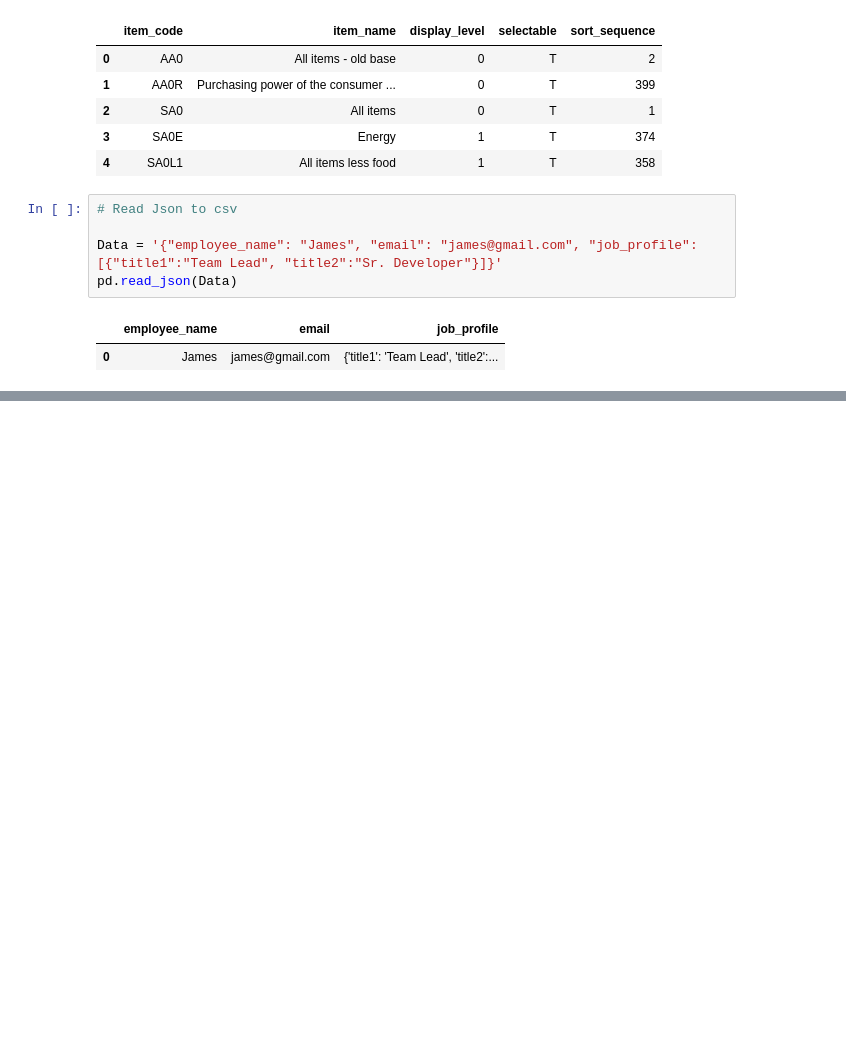
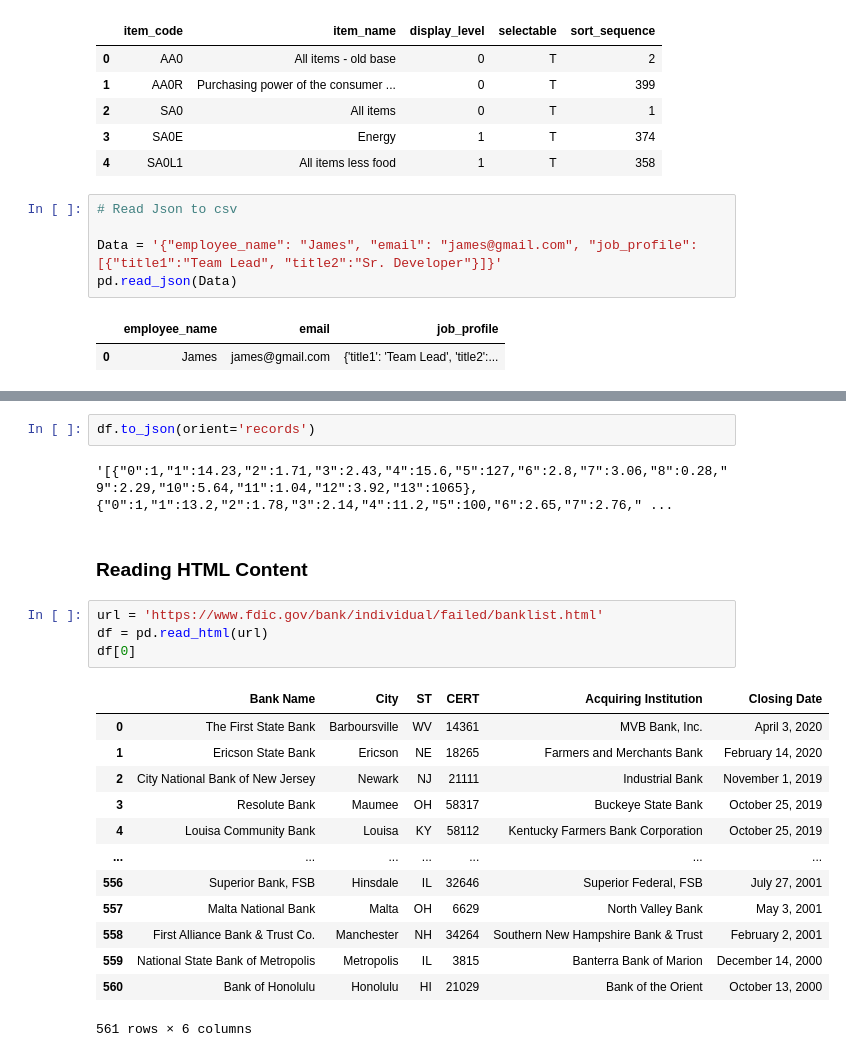
Before and after one commit to Twinklerastogi/Machine-Learning-Algorithms, a Jupyter notebook: Basic/Pandas.ipynb, the cells around one changed output, grey strips where cells are left out. Saved outputs shown, nothing was run; the diff lists cells and outputs as text; blank space fills up the shorter version.

```diff
--- a/Basic/Pandas.ipynb
+++ b/Basic/Pandas.ipynb
@@ -265,0 +286,24 @@ pd.read_json(Data)
+# %%
+df.to_json(orient='records')
+# %% [output]
+'[{"0":1,"1":14.23,"2":1.71,"3":2.43,"4":15.6,"5":127,"6":2.8,"7":3.06,"8":0.28,"9":2.29,"10":5.64,"11":1.04,"12":3.92,"13":1065},{"0":1,"1":13.2,"2":1.78,"3":2.14,"4":11.2,"5":100,"6":2.65,"7":2.76," ...
+# %% [markdown]
+### Reading HTML Content
+# %%
+url = 'https://www.fdic.gov/bank/individual/failed/banklist.html'
+df = pd.read_html(url)
+df[0]
+# %% [output]
+|  | Bank Name | City | ST | CERT | Acquiring Institution | Closing Date |
+| 0 | The First State Bank | Barboursville | WV | 14361 | MVB Bank, Inc. | April 3, 2020 |
+| 1 | Ericson State Bank | Ericson | NE | 18265 | Farmers and Merchants Bank | February 14, 2020 |
+| 2 | City National Bank of New Jersey | Newark | NJ | 21111 | Industrial Bank | November 1, 2019 |
+| 3 | Resolute Bank | Maumee | OH | 58317 | Buckeye State Bank | October 25, 2019 |
+| 4 | Louisa Community Bank | Louisa | KY | 58112 | Kentucky Farmers Bank Corporation | October 25, 2019 |
+| ... | ... | ... | ... | ... | ... | ... |
+| 556 | Superior Bank, FSB | Hinsdale | IL | 32646 | Superior Federal, FSB | July 27, 2001 |
+| 557 | Malta National Bank | Malta | OH | 6629 | North Valley Bank | May 3, 2001 |
+| 558 | First Alliance Bank & Trust Co. | Manchester | NH | 34264 | Southern New Hampshire Bank & Trust | February 2, 2001 |
+| 559 | National State Bank of Metropolis | Metropolis | IL | 3815 | Banterra Bank of Marion | December 14, 2000 |
+| 560 | Bank of Honolulu | Honolulu | HI | 21029 | Bank of the Orient | October 13, 2000 |
+561 rows × 6 columns
```
Also changed, not shown: parts of 5 cells of this notebook, 1 other file.
